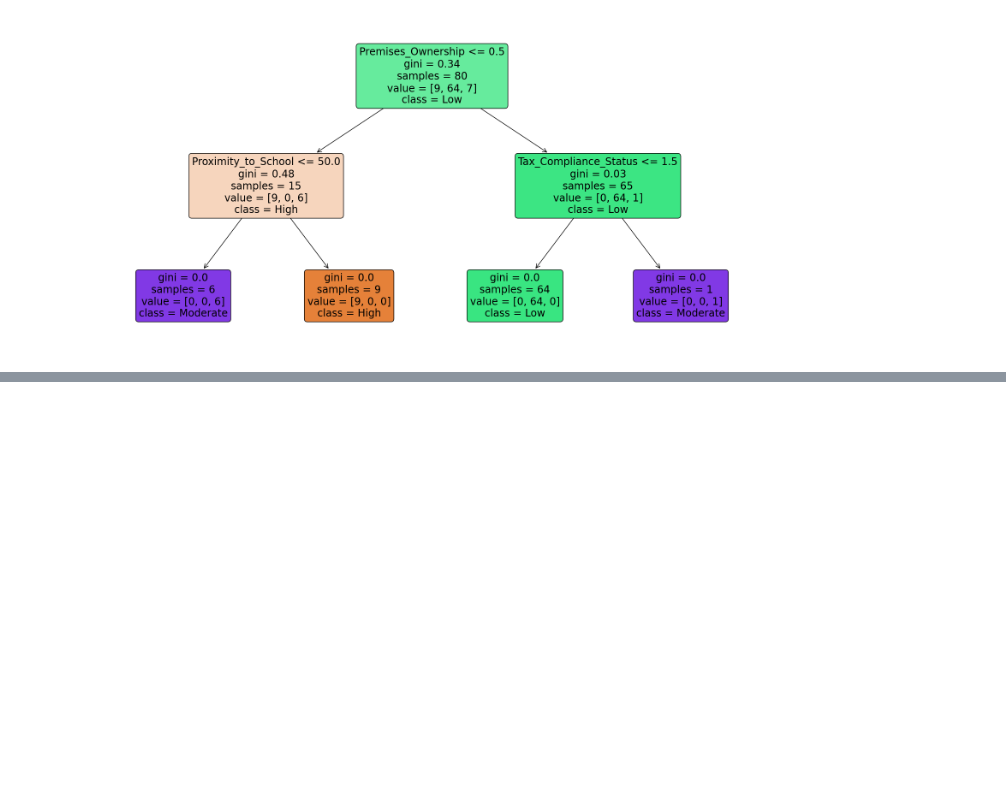
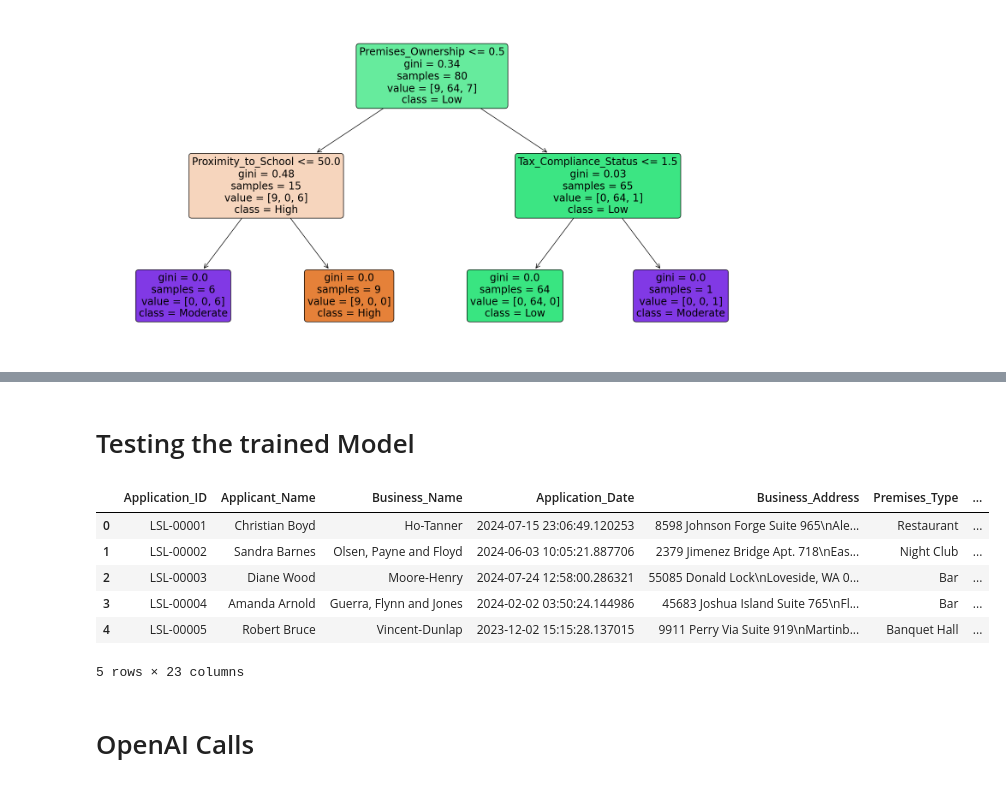
Before and after one commit to M2MWIL/LicensingTool, a Jupyter notebook: model/risk_assesment.ipynb, the cells around one changed output, grey strips where cells are left out. Saved outputs shown, nothing was run; the diff lists cells and outputs as text; code cells hidden in the pictures; blank space fills up the shorter version.

```diff
--- a/model/risk_assesment.ipynb
+++ b/model/risk_assesment.ipynb
@@ -312,0 +390,13 @@ plt.show()
+# %% [markdown]
+# Testing the trained Model
+# %%
+test_data = pd.read_csv('Sample_Test_Data_for_Model.csv')
+test_data.head()
+# %% [output]
+|  | Application_ID | Applicant_Name | Business_Name | Application_Date | Business_Address | Premises_Type | ... |
+| 0 | LSL-00001 | Christian Boyd | Ho-Tanner | 2024-07-15 23:06:49.120253 | 8598 Johnson Forge Suite 965\nAle... | Restaurant | ... |
+| 1 | LSL-00002 | Sandra Barnes | Olsen, Payne and Floyd | 2024-06-03 10:05:21.887706 | 2379 Jimenez Bridge Apt. 718\nEas... | Night Club | ... |
+| 2 | LSL-00003 | Diane Wood | Moore-Henry | 2024-07-24 12:58:00.286321 | 55085 Donald Lock\nLoveside, WA 0... | Bar | ... |
+| 3 | LSL-00004 | Amanda Arnold | Guerra, Flynn and Jones | 2024-02-02 03:50:24.144986 | 45683 Joshua Island Suite 765\nFl... | Bar | ... |
+| 4 | LSL-00005 | Robert Bruce | Vincent-Dunlap | 2023-12-02 15:15:28.137015 | 9911 Perry Via Suite 919\nMartinb... | Banquet Hall | ... |
+5 rows × 23 columns
@@ -312,0 +419,2 @@ plt.show()
+# %% [markdown]
+# OpenAI Calls
```
Also changed, not shown: parts of 11 cells of this notebook, 1 other file.
